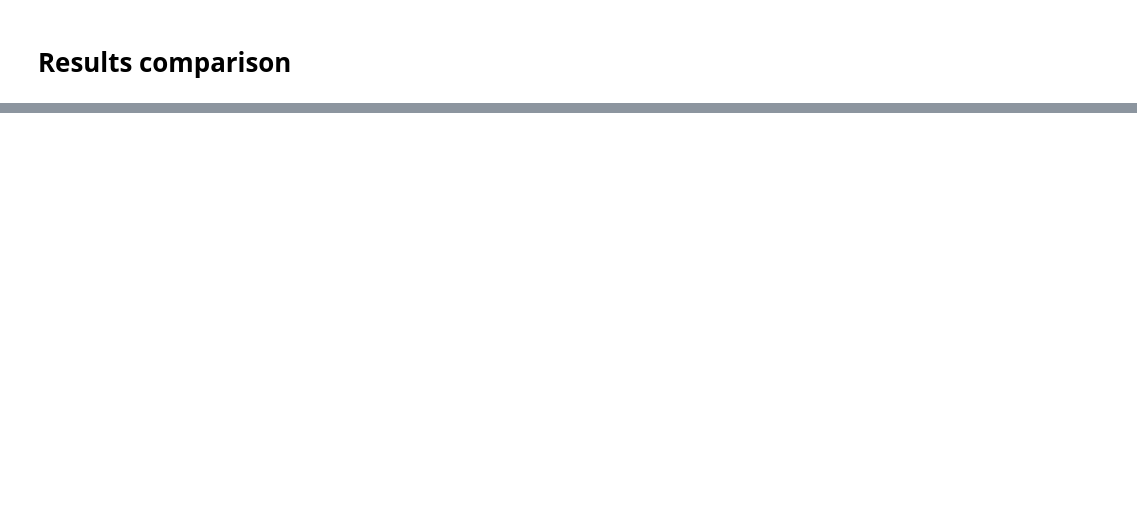
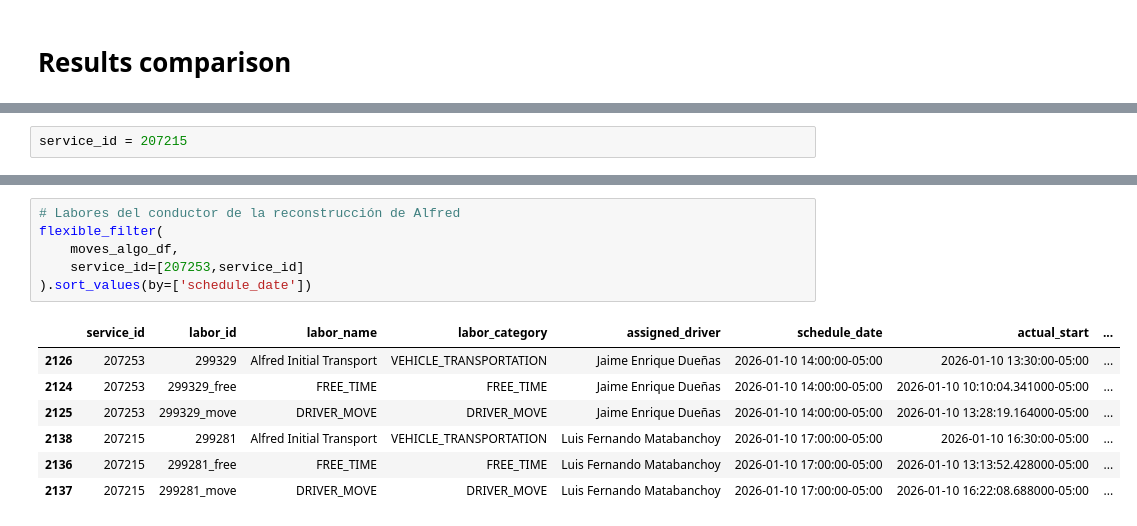
Before and after one commit to juanbeta98/Alfred, a Jupyter notebook: code/inst_results.ipynb, the cells around one changed output, grey strips where cells are left out. Drawn from its saved outputs; the diff is of its cells as text; blank space fills up the shorter version.

```diff
--- a/code/inst_results.ipynb
+++ b/code/inst_results.ipynb
@@ -378,0 +497,2 @@ array(['POINT (-74.0202608 4.6664181)'], dtype=object)
+# %%
+service_id = 207215
@@ -378,0 +545,14 @@ array(['POINT (-74.0202608 4.6664181)'], dtype=object)
+# %%
+# Labores del conductor de la reconstrucción de Alfred
+flexible_filter(
+    moves_algo_df,
+    service_id=[207253,service_id]
+).sort_values(by=['schedule_date'])
+# %% [output]
+|  | service_id | labor_id | labor_name | labor_category | assigned_driver | schedule_date | actual_start | ... |
+| 2126 | 207253 | 299329 | Alfred Initial Transport | VEHICLE_TRANSPORTATION | Jaime Enrique Dueñas | 2026-01-10 14:00:00-05:00 | 2026-01-10 13:30:00-05:00 | ... |
+| 2124 | 207253 | 299329_free | FREE_TIME | FREE_TIME | Jaime Enrique Dueñas | 2026-01-10 14:00:00-05:00 | 2026-01-10 10:10:04.341000-05:00 | ... |
+| 2125 | 207253 | 299329_move | DRIVER_MOVE | DRIVER_MOVE | Jaime Enrique Dueñas | 2026-01-10 14:00:00-05:00 | 2026-01-10 13:28:19.164000-05:00 | ... |
+| 2138 | 207215 | 299281 | Alfred Initial Transport | VEHICLE_TRANSPORTATION | Luis Fernando Matabanchoy | 2026-01-10 17:00:00-05:00 | 2026-01-10 16:30:00-05:00 | ... |
+| 2136 | 207215 | 299281_free | FREE_TIME | FREE_TIME | Luis Fernando Matabanchoy | 2026-01-10 17:00:00-05:00 | 2026-01-10 13:13:52.428000-05:00 | ... |
+| 2137 | 207215 | 299281_move | DRIVER_MOVE | DRIVER_MOVE | Luis Fernando Matabanchoy | 2026-01-10 17:00:00-05:00 | 2026-01-10 16:22:08.688000-05:00 | ... |
```
Also changed, not shown: parts of 65 cells of this notebook, 37 other files.
